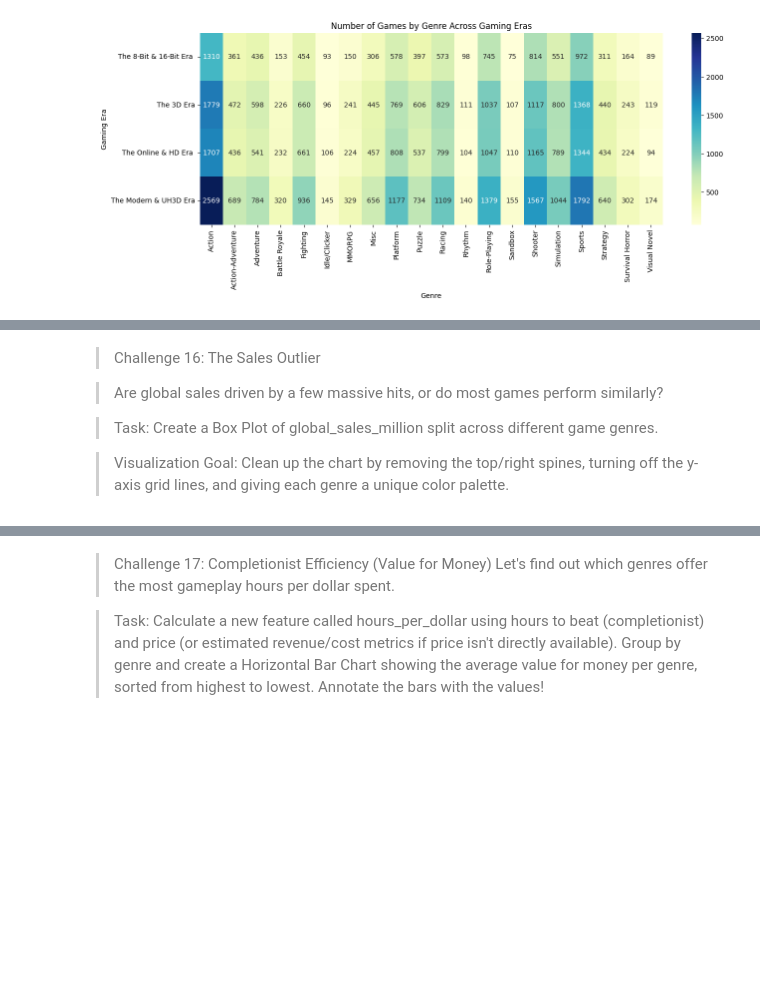
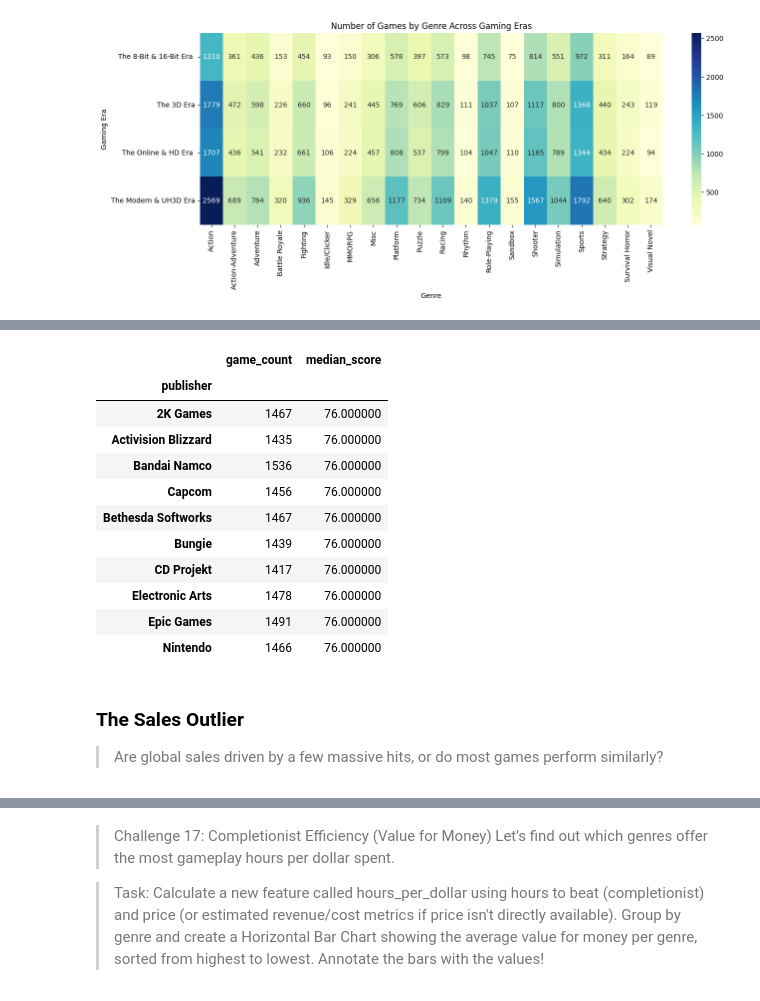
Before and after one commit to SalmaAllam8/Videogames-data-analysis-using-mysql-findings-and-insights-, a Jupyter notebook: notebook_analysis.ipynb, the cells around one changed output, grey strips where cells are left out. Drawn from its saved outputs; the diff is of its cells as text; code cells hidden in the pictures; blank space fills up the shorter version.

```diff
--- a/notebook_analysis.ipynb
+++ b/notebook_analysis.ipynb
@@ -705,19 +709,28 @@ Let's find publishers who consistently pump out high-quality games, rather than
 # %%
 publishers_info = df.groupby("publisher").agg(
     game_count=("title", "count"),
     median_score=("metacritic_score", "median")
-)
+).round(0)
 filtered_publishers = publishers_info[publishers_info["game_count"] >= 10]
 
-filtered_publishers.sort_values(by="median_score", ascending=False).head(10)
+filtered_publishers.sort_values(by="median_score", ascending=False).head(10).style.background_gradient()
+# %% [output]
+|  | game_count | median_score |
+| publisher |  |  |
+| 2K Games | 1467 | 76.000000 |
+| Activision Blizzard | 1435 | 76.000000 |
+| Bandai Namco | 1536 | 76.000000 |
+| Capcom | 1456 | 76.000000 |
+| Bethesda Softworks | 1467 | 76.000000 |
+| Bungie | 1439 | 76.000000 |
+| CD Projekt | 1417 | 76.000000 |
+| Electronic Arts | 1478 | 76.000000 |
+| Epic Games | 1491 | 76.000000 |
+| Nintendo | 1466 | 76.000000 |
 # %% [markdown]
-> Challenge 16: The Sales Outlier
+### The Sales Outlier
 
 > Are global sales driven by a few massive hits, or do most games perform similarly?
-
-> Task: Create a Box Plot of global_sales_million split across different game genres.
-
-> Visualization Goal: Clean up the chart by removing the top/right spines, turning off the y-axis grid lines, and giving each genre a unique color palette.
 # %%
 plt.figure(figsize=(20, 12))
 
```
Also changed, not shown: parts of 6 cells of this notebook.
